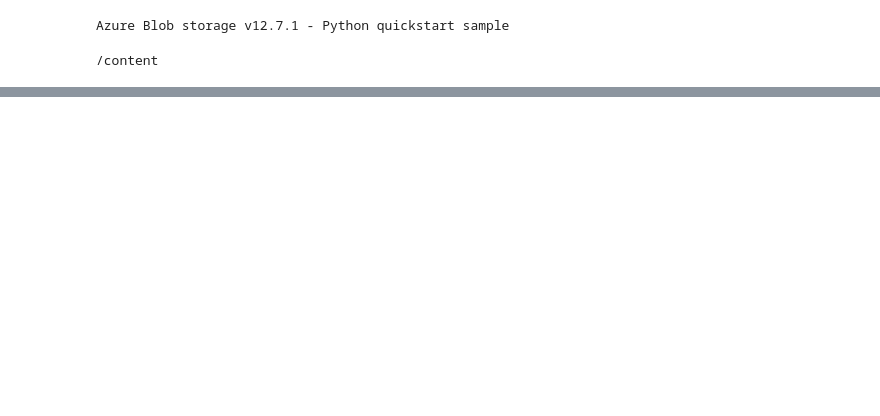
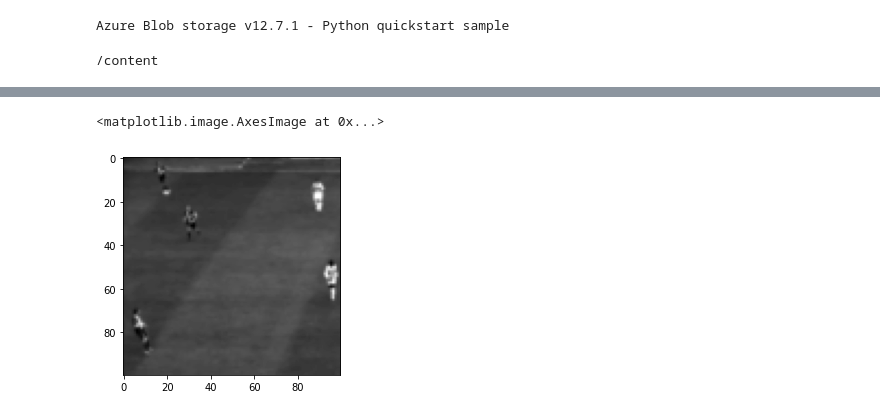
Before and after one commit to sid2610/HPE_Goal, a Jupyter notebook: Goalpost.ipynb, the cells around one changed output, grey strips where cells are left out. Drawn from its saved outputs; the diff is of its cells as text; code cells hidden in the pictures; blank space fills up the shorter version.

```diff
--- a/Goalpost.ipynb
+++ b/Goalpost.ipynb
@@ -316,0 +301,3 @@ frame_4_blur = gaussian_filter(frame_4, sigma=3)
+# %%
+gx = []
+gy = []
@@ -316,0 +342,20 @@ frame_4_blur = gaussian_filter(frame_4, sigma=3)
+# %%
+for i in range(len(val)):
+    t = val_img[i]
+    x = val['x'][i]
+    y = val['y'][i]
+    l = val['l'][i]
+    t = extract_frame(t, x, y, l, l)
+    t = resize(t, (100,100))
+    gx.append(rgb2gray(t))
+    gy.append(1)
+    f = random.choice(vid)
+    j = random.randint(0,2995)
+    f = f.get_data(j)
+    x = random.randint(0,1919)
+    y = random.randint(0,1079)
+    t = extract_frame(f, x, y, 500,500)
+    t = resize(t, (100,100))
+    gx.append(rgb2gray(t))
+    gy.append(0)
+    print(len(gx), len(gy))
@@ -316,0 +380,20 @@ frame_4_blur = gaussian_filter(frame_4, sigma=3)
+# %%
+for i in range(len(test)):
+    t = test_img[i]
+    x = test['x'][i]
+    y = test['y'][i]
+    l = test['l'][i]
+    t = extract_frame(t, x, y, l, l)
+    t = resize(t, (100,100))
+    gx.append(rgb2gray(t))
+    gy.append(1)
+    f = random.choice(vid)
+    j = random.randint(0,2995)
+    f = f.get_data(j)
+    x = random.randint(0,1919)
+    y = random.randint(0,1079)
+    t = extract_frame(f, x, y, 500,500)
+    t = resize(t, (100,100))
+    gx.append(rgb2gray(t))
+    gy.append(0)
+    print(len(gx), len(gy))
@@ -316,0 +418,5 @@ frame_4_blur = gaussian_filter(frame_4, sigma=3)
+# %%
+plt.imshow(gx[17], 'gray')
+# %% [output]
+<matplotlib.image.AxesImage at 0x...>
+[figure, added]
```
Also changed, not shown: parts of 99 cells of this notebook.
